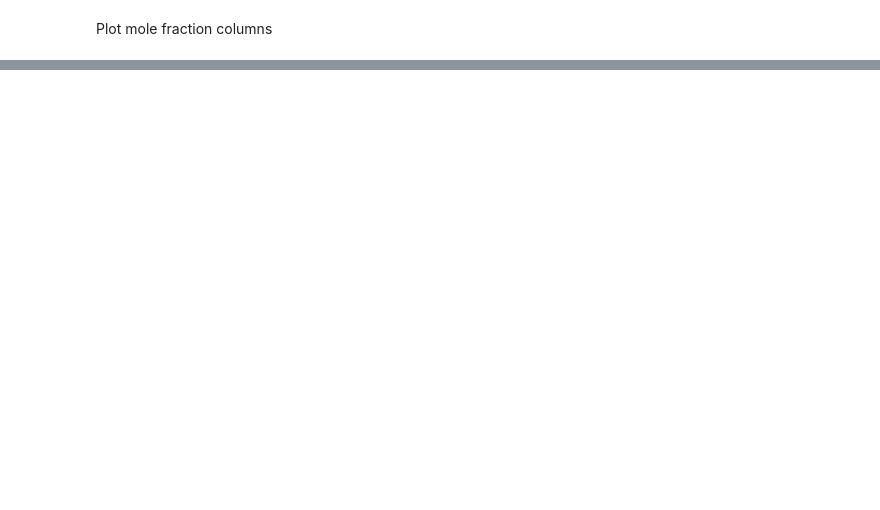
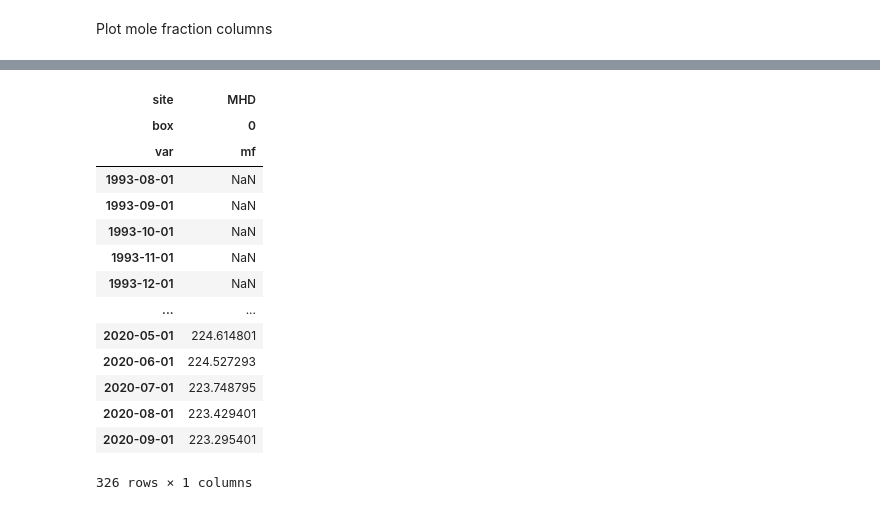
Before and after one commit to mrghg/py12box_invert, a Jupyter notebook: notebooks/agage_data.ipynb, the cells around one changed output, grey strips where cells are left out. Drawn from its saved outputs; the diff is of its cells as text; code cells hidden in the pictures; blank space fills up the shorter version.

```diff
--- a/notebooks/agage_data.ipynb
+++ b/notebooks/agage_data.ipynb
@@ -50,0 +105,18 @@ df.loc[:, idx[:, :, "mf"]].plot()
+# %%
+df.loc[:, idx["MHD", :, "mf"]]
+# %% [output]
+| site | MHD |
+| box | 0 |
+| var | mf |
+| 1993-08-01 | NaN |
+| 1993-09-01 | NaN |
+| 1993-10-01 | NaN |
+| 1993-11-01 | NaN |
+| 1993-12-01 | NaN |
+| ... | ... |
+| 2020-05-01 | 224.614801 |
+| 2020-06-01 | 224.527293 |
+| 2020-07-01 | 223.748795 |
+| 2020-08-01 | 223.429401 |
+| 2020-09-01 | 223.295401 |
+326 rows × 1 columns
```
Also changed, not shown: parts of 6 cells of this notebook, 1 other file.
